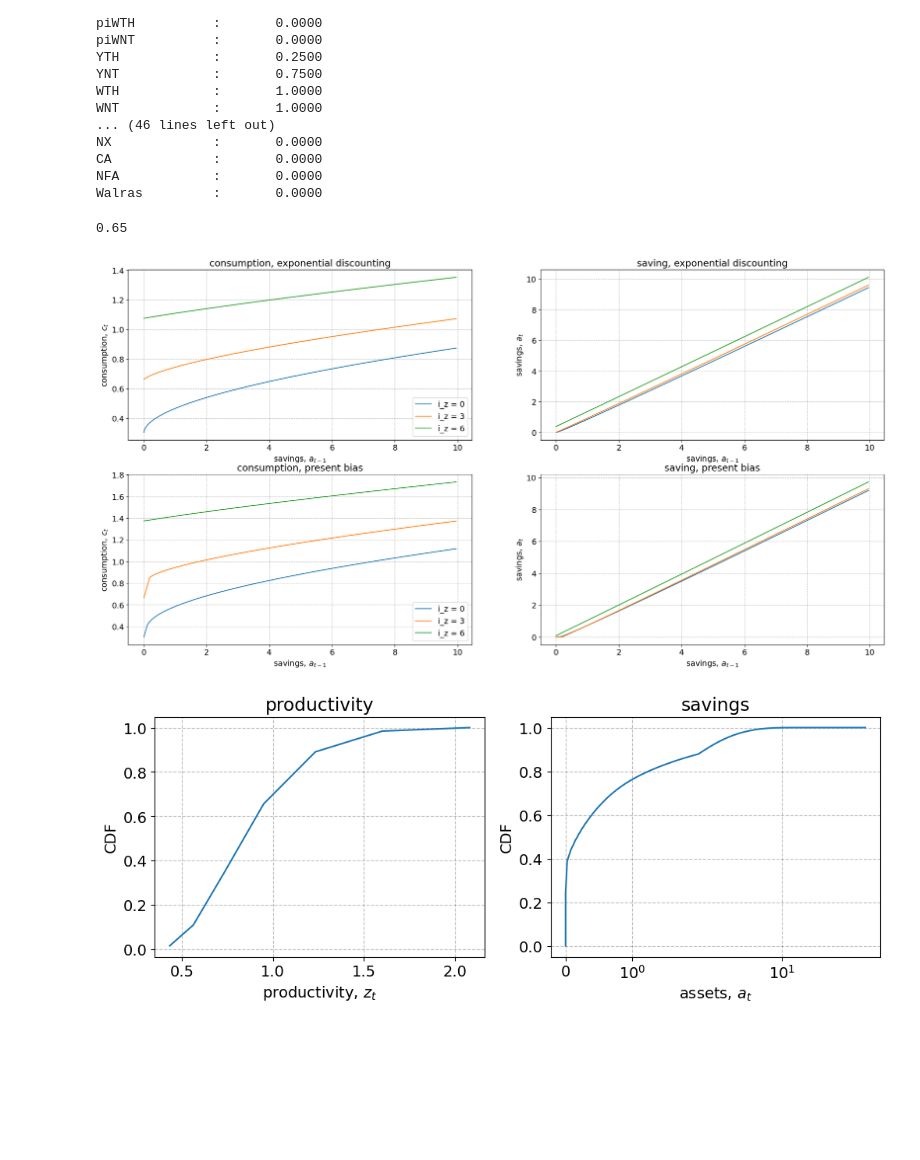
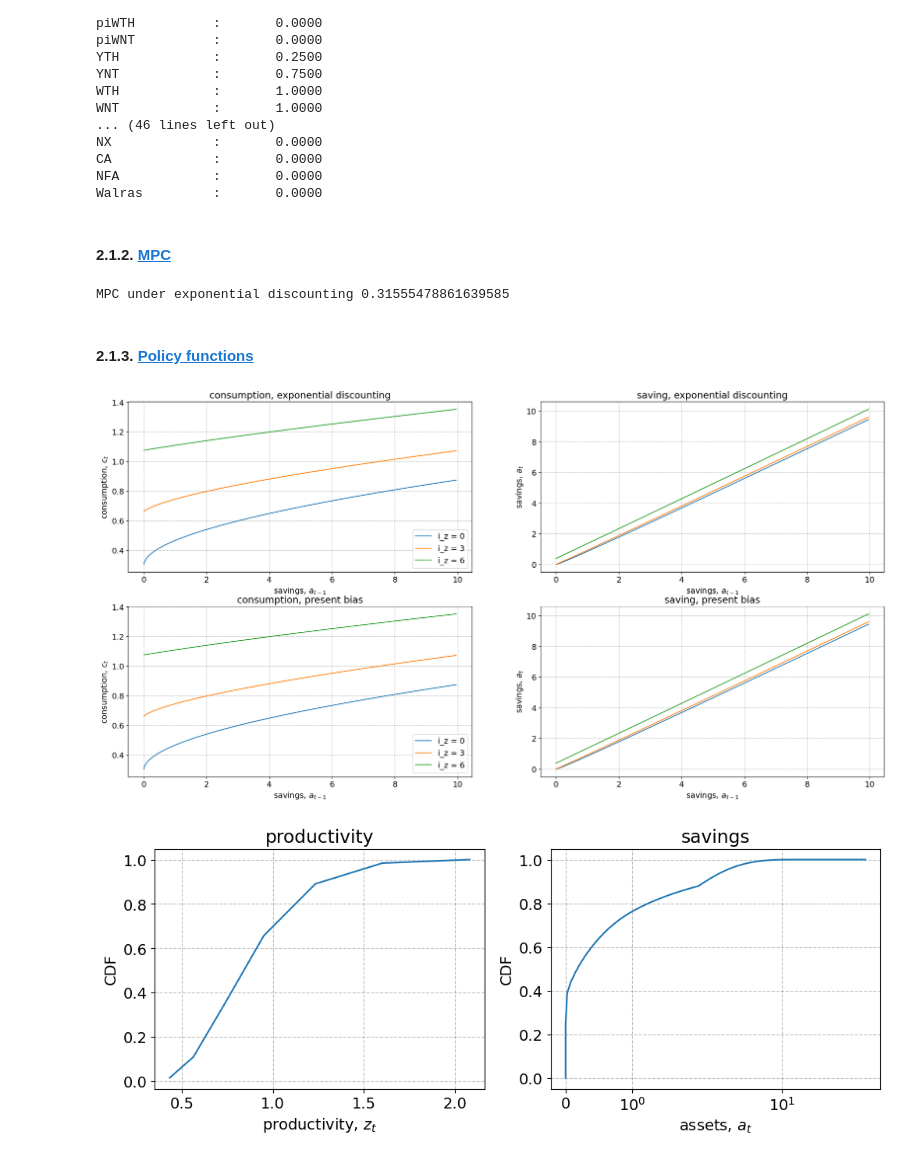
Before and after one commit to VincentRDahl/I-HANK-with-Present-Bias, a Jupyter notebook: IHANK.ipynb, the cells around one changed output. Saved outputs shown, nothing was run; the diff lists cells and outputs as text; code cells hidden in the pictures; blank space fills up the shorter version.

```diff
--- a/IHANK.ipynb
+++ b/IHANK.ipynb
@@ -68,0 +80,3 @@ sim = model.sim
+# %%
+ExpoDisc = model.copy()
+ExpoDisc.par.delta = 1.0
@@ -103,70 +119,74 @@ NX             :       0.0000
 CA             :       0.0000
 NFA            :       0.0000
 Walras         :       0.0000
+# %% [markdown]
+#### 2.1.2. <a id='toc2_1_2_'></a>[MPC](#toc0_)
 # %%
-MPC = np.sum(ss.D[:,:,:-1]*(ss.c[:,:,1:]-ss.c[:,:,:-1])/((1+ss.r)*(par.a_grid[1:]-par.a_grid[:-1])))
-print(f'{MPC:.2f}')
+MPCExpoDisc = np.sum(ExpoDisc.ss.D[:,:,:-1]*(ExpoDisc.ss.c[:,:,1:]-ExpoDisc.ss.c[:,:,:-1])/((1+ExpoDisc.ss.r)*(ExpoDisc.par.a_grid[1:]-ExpoDisc.par.a_grid[:-1])))
+print("MPC under exponential discounting",MPCExpoDisc)
 # %% [output]
-0.65
+MPC under exponential discounting 0.31555478861639585
+# %% [markdown]
+#### 2.1.3. <a id='toc2_1_3_'></a>[Policy functions](#toc0_)
 # %%
 fig = plt.figure(figsize=(24,12),dpi=100)
 a_max = 10
 
 # a. consumption, without present bias
-I = par.a_grid < a_max
+I = ExpoDisc.par.a_grid < a_max
 
 ax = fig.add_subplot(2,2,1)
 ax.set_title(f'consumption, exponential discounting')
 
 
 for i_z in [0,par.Nz//2,par.Nz-1]:
-    ax.plot(par.a_grid[I],ss.c[0,i_z,I],label=f'i_z = {i_z}')
+    ax.plot(ExpoDisc.par.a_grid[I],ExpoDisc.ss.c[0,i_z,I],label=f'i_z = {i_z}')
 
 ax.legend(frameon=True)
 ax.set_xlabel('savings, $a_{t-1}$')
 ax.set_ylabel('consumption, $c_t$')
 
 # b. saving, without present bias
-I = par.a_grid < a_max
+I = ExpoDisc.par.a_grid < a_max
 
 ax = fig.add_subplot(2,2,2)
 ax.set_title(f'saving, exponential discounting')
 
-for i_z in [0,par.Nz//2,par.Nz-1]:
-    ax.plot(par.a_grid[I],ss.a[0,i_z,I],label=f'i_z = {i_z}')
+for i_z in [0,ExpoDisc.par.Nz//2,ExpoDisc.par.Nz-1]:
+    ax.plot(ExpoDisc.par.a_grid[I],ExpoDisc.ss.a[0,i_z,I],label=f'i_z = {i_z}')
 
 ax.set_xlabel('savings, $a_{t-1}$')
 ax.set_ylabel('savings, $a_{t}$')
 
 # c. consumption, with present bias
-I = par.a_grid < a_max
+I = ExpoDisc.par.a_grid < a_max
 
 ax = fig.add_subplot(2,2,3)
 ax.set_title(f'consumption, present bias')
 
-for i_z in [0,par.Nz//2,par.Nz-1]:
-    ax.plot(par.a_grid[I],ss.c[1,i_z,I],label=f'i_z = {i_z}')
+for i_z in [0,ExpoDisc.par.Nz//2,ExpoDisc.par.Nz-1]:
+    ax.plot(ExpoDisc.par.a_grid[I],ExpoDisc.ss.c[1,i_z,I],label=f'i_z = {i_z}')
 
 ax.legend(frameon=True)
 ax.set_xlabel('savings, $a_{t-1}$')
 ax.set_ylabel('consumption, $c_t$')
 
 # d. saving, with present bias
-I = par.a_grid < a_max
+I = ExpoDisc.par.a_grid < a_max
 
 ax = fig.add_subplot(2,2,4)
 ax.set_title(f'saving, present bias')
 
-for i_z in [0,par.Nz//2,par.Nz-1]:
-    ax.plot(par.a_grid[I],ss.a[1,i_z,I],label=f'i_z = {i_z}')
+for i_z in [0,ExpoDisc.par.Nz//2,par.Nz-1]:
+    ax.plot(ExpoDisc.par.a_grid[I],ExpoDisc.ss.a[1,i_z,I],label=f'i_z = {i_z}')
 
 ax.set_xlabel('savings, $a_{t-1}$')
 ax.set_ylabel('savings, $a_{t}$')
 
 
 plt.show()
 # %% [output]
-[figure, old version]
+[figure, new version]
 # %%
 fig = plt.figure(figsize=(12,4),dpi=100)
 
```
Also changed, not shown: parts of 36 cells of this notebook.
